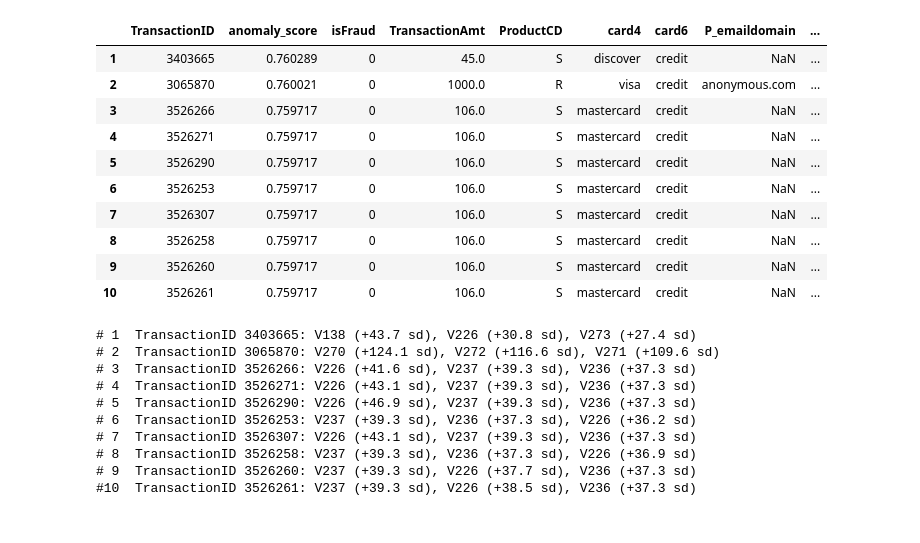
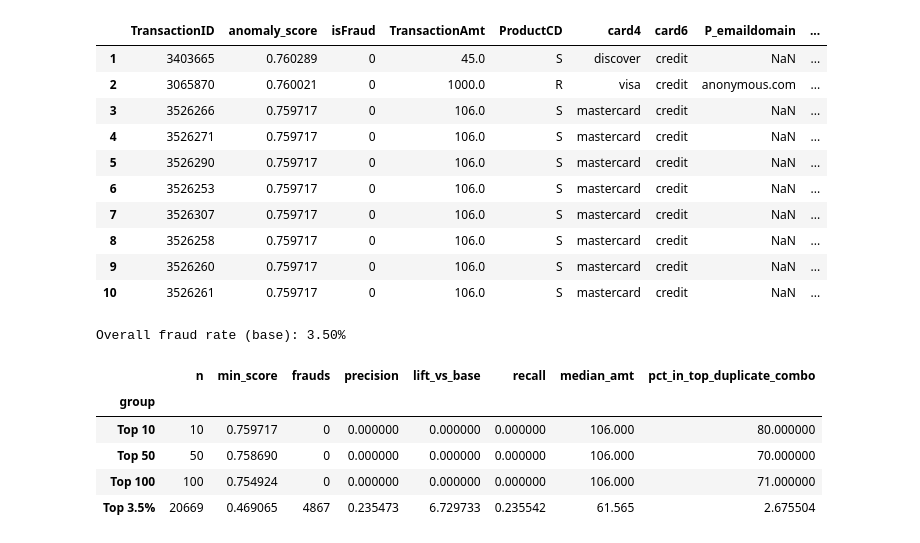
Before and after one commit to Nafisatibrahim/Unsupervised-fraud-detection-the-outliers, a Jupyter notebook: 02_joyce/notebooks/isolation_forest.ipynb, the cells around one changed output. Cells and saved outputs as stored; diff of their text form; code cells hidden in the pictures.

```diff
--- a/02_joyce/notebooks/isolation_forest.ipynb
+++ b/02_joyce/notebooks/isolation_forest.ipynb
@@ -938,23 +939,38 @@ Frauds among the top 10: 0 / 10 (overall fraud rate is 3.50%)
 | 8 | 3526258 | 0.759717 | 0 | 106.0 | S | mastercard | credit | NaN | ... |
 | 9 | 3526260 | 0.759717 | 0 | 106.0 | S | mastercard | credit | NaN | ... |
 | 10 | 3526261 | 0.759717 | 0 | 106.0 | S | mastercard | credit | NaN | ... |
-# %%
-# Why these ten? Features where each top-10 transaction sits furthest from the typical
-# (median) row, in units of that column's standard deviation -- numeric columns only.
-num_X1 = X1[numeric_cols_s1]
-z = (num_X1.iloc[top10_idx] - num_X1.median()) / num_X1.std().replace(0, np.nan)
-for rank, (row_id, row) in enumerate(z.iterrows(), start=1):
-    top3 = row.abs().sort_values(ascending=False).head(3)
-    desc = ", ".join(f"{c} ({row[c]:+.1f} sd)" for c in top3.index)
-    print(f"#{rank:>2}  TransactionID {df.loc[row_id, 'TransactionID']}: {desc}")
-# %% [output]
-# 1  TransactionID 3403665: V138 (+43.7 sd), V226 (+30.8 sd), V273 (+27.4 sd)
-# 2  TransactionID 3065870: V270 (+124.1 sd), V272 (+116.6 sd), V271 (+109.6 sd)
-# 3  TransactionID 3526266: V226 (+41.6 sd), V237 (+39.3 sd), V236 (+37.3 sd)
-# 4  TransactionID 3526271: V226 (+43.1 sd), V237 (+39.3 sd), V236 (+37.3 sd)
-# 5  TransactionID 3526290: V226 (+46.9 sd), V237 (+39.3 sd), V236 (+37.3 sd)
-# 6  TransactionID 3526253: V237 (+39.3 sd), V236 (+37.3 sd), V226 (+36.2 sd)
-# 7  TransactionID 3526307: V226 (+43.1 sd), V237 (+39.3 sd), V236 (+37.3 sd)
-# 8  TransactionID 3526258: V237 (+39.3 sd), V236 (+37.3 sd), V226 (+36.9 sd)
-# 9  TransactionID 3526260: V237 (+39.3 sd), V226 (+37.7 sd), V236 (+37.3 sd)
-#10  TransactionID 3526261: V237 (+39.3 sd), V226 (+38.5 sd), V236 (+37.3 sd)
+# %%
+TOP_GROUPS = {"Top 10": 10, "Top 50": 50, "Top 100": 100,
+              "Top 3.5%": int(round(len(df) * 0.035))}
+base_rate = fraud_pct / 100
+order = np.argsort(scores_s1)[::-1]  # most anomalous first
+
+summary_rows = []
+for name, k in TOP_GROUPS.items():
+    idx = order[:k]
+    sub = df.iloc[idx]
+    frauds = int(sub["isFraud"].sum())
+    # near-duplicate burst check: how much of the group is one (product, amount, card) combo
+    combo = sub.groupby(["ProductCD", "TransactionAmt", "card4", "card6"], dropna=False).size()
+    summary_rows.append({
+        "group": name, "n": k,
+        "min_score": scores_s1[idx].min(),
+        "frauds": frauds,
+        "precision": frauds / k,
+        "lift_vs_base": (frauds / k) / base_rate,
+        "recall": frauds / y.sum(),
+        "median_amt": sub["TransactionAmt"].median(),
+        "pct_in_top_duplicate_combo": combo.max() / k * 100,
+    })
+
+top_summary = pd.DataFrame(summary_rows).set_index("group")
+print(f"Overall fraud rate (base): {fraud_pct:.2f}%")
+top_summary
+# %% [output]
+Overall fraud rate (base): 3.50%
+|  | n | min_score | frauds | precision | lift_vs_base | recall | median_amt | pct_in_top_duplicate_combo |
+| group |  |  |  |  |  |  |  |  |
+| Top 10 | 10 | 0.759717 | 0 | 0.000000 | 0.000000 | 0.000000 | 106.000 | 80.000000 |
+| Top 50 | 50 | 0.758690 | 0 | 0.000000 | 0.000000 | 0.000000 | 106.000 | 70.000000 |
+| Top 100 | 100 | 0.754924 | 0 | 0.000000 | 0.000000 | 0.000000 | 106.000 | 71.000000 |
+| Top 3.5% | 20669 | 0.469065 | 4867 | 0.235473 | 6.729733 | 0.235542 | 61.565 | 2.675504 |
```
Also changed, not shown: parts of 21 cells of this notebook.
